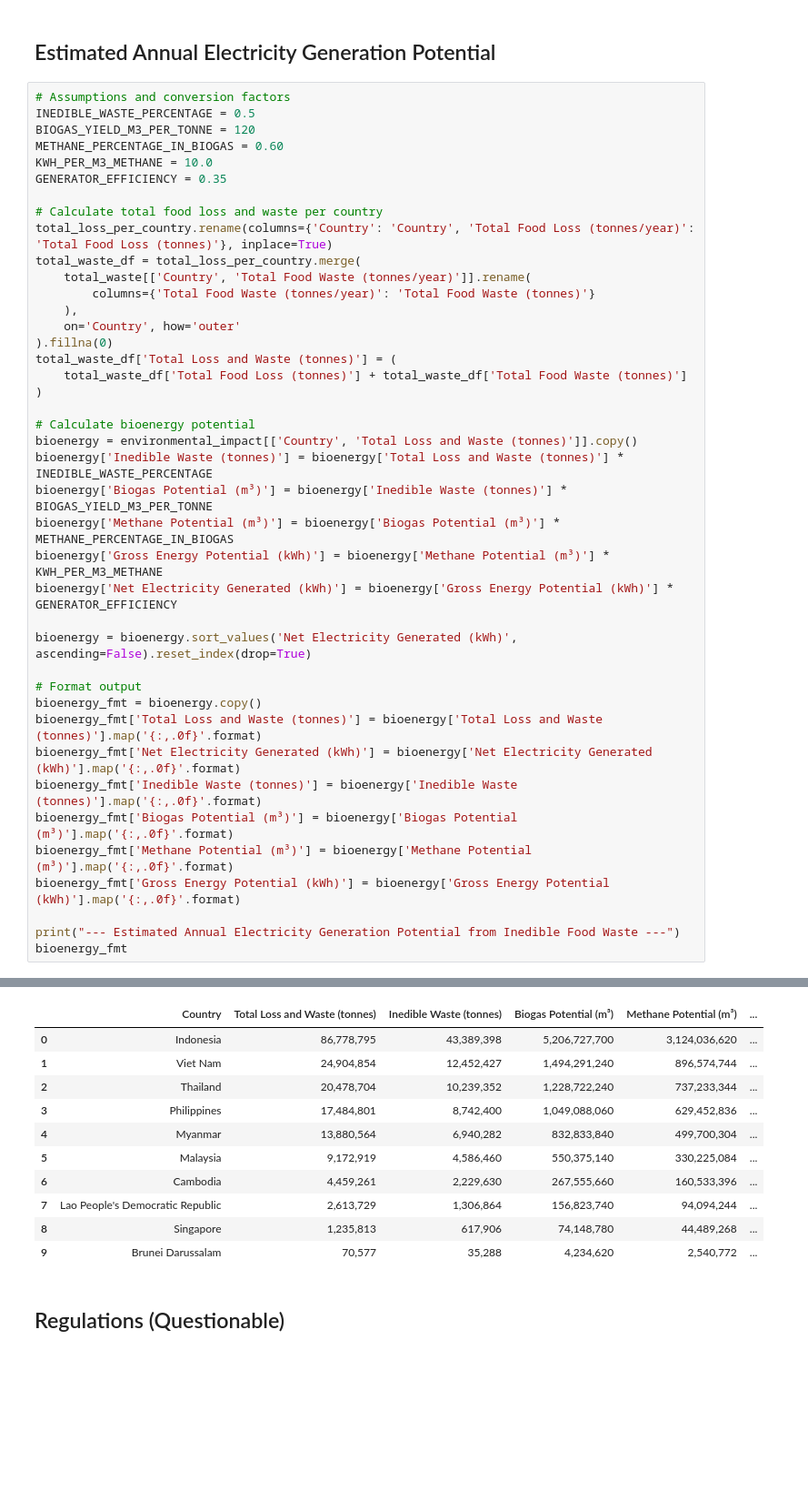
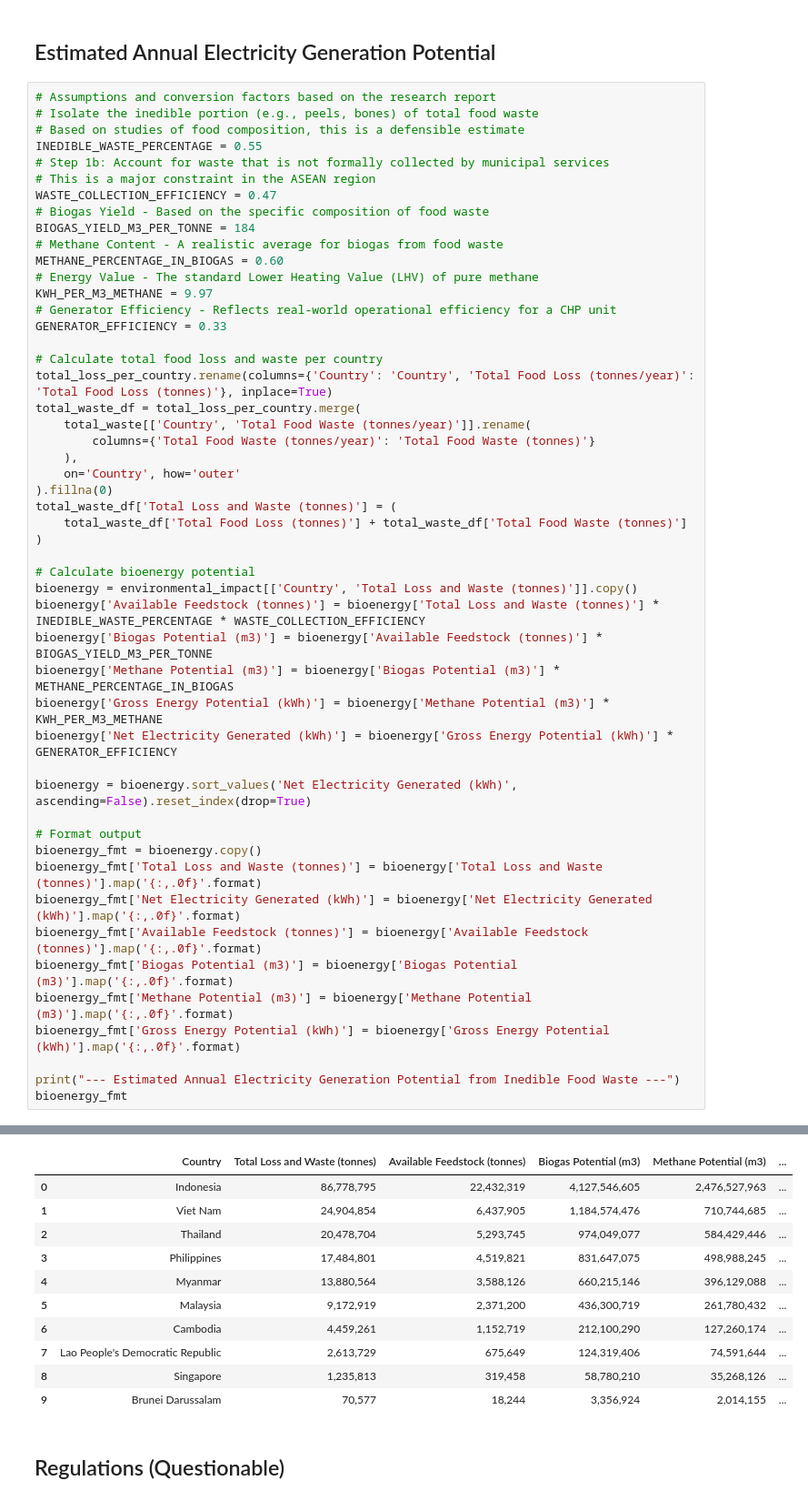
Before and after one commit to Azvier/asean-food-waste-sustainability, a Jupyter notebook: notebooks/data_analysis.ipynb, the cells around one changed output, grey strips where cells are left out. Shown: that part at 91% size. Cells and saved outputs as stored; diff of their text form; blank space fills up the shorter version.

```diff
--- a/notebooks/data_analysis.ipynb
+++ b/notebooks/data_analysis.ipynb
@@ -860,59 +860,68 @@ agrifood_system_ghg_fmt
 # %% [markdown]
 ## Estimated Annual Electricity Generation Potential
 # %%
-# Assumptions and conversion factors
-INEDIBLE_WASTE_PERCENTAGE = 0.5
-BIOGAS_YIELD_M3_PER_TONNE = 120
+# Assumptions and conversion factors based on the research report
+# Isolate the inedible portion (e.g., peels, bones) of total food waste
+# Based on studies of food composition, this is a defensible estimate
+INEDIBLE_WASTE_PERCENTAGE = 0.55
+# Step 1b: Account for waste that is not formally collected by municipal services
+# This is a major constraint in the ASEAN region
+WASTE_COLLECTION_EFFICIENCY = 0.47
+# Biogas Yield - Based on the specific composition of food waste
+BIOGAS_YIELD_M3_PER_TONNE = 184
+# Methane Content - A realistic average for biogas from food waste
 METHANE_PERCENTAGE_IN_BIOGAS = 0.60
-KWH_PER_M3_METHANE = 10.0
-GENERATOR_EFFICIENCY = 0.35
+# Energy Value - The standard Lower Heating Value (LHV) of pure methane
+KWH_PER_M3_METHANE = 9.97
+# Generator Efficiency - Reflects real-world operational efficiency for a CHP unit
+GENERATOR_EFFICIENCY = 0.33
 
 # Calculate total food loss and waste per country
 total_loss_per_country.rename(columns={'Country': 'Country', 'Total Food Loss (tonnes/year)': 'Total Food Loss (tonnes)'}, inplace=True)
 total_waste_df = total_loss_per_country.merge(
     total_waste[['Country', 'Total Food Waste (tonnes/year)']].rename(
         columns={'Total Food Waste (tonnes/year)': 'Total Food Waste (tonnes)'}
     ),
     on='Country', how='outer'
 ).fillna(0)
 total_waste_df['Total Loss and Waste (tonnes)'] = (
     total_waste_df['Total Food Loss (tonnes)'] + total_waste_df['Total Food Waste (tonnes)']
 )
 
 # Calculate bioenergy potential
 bioenergy = environmental_impact[['Country', 'Total Loss and Waste (tonnes)']].copy()
-bioenergy['Inedible Waste (tonnes)'] = bioenergy['Total Loss and Waste (tonnes)'] * INEDIBLE_WASTE_PERCENTAGE
-bioenergy['Biogas Potential (m³)'] = bioenergy['Inedible Waste (tonnes)'] * BIOGAS_YIELD_M3_PER_TONNE
-bioenergy['Methane Potential (m³)'] = bioenergy['Biogas Potential (m³)'] * METHANE_PERCENTAGE_IN_BIOGAS
-bioenergy['Gross Energy Potential (kWh)'] = bioenergy['Methane Potential (m³)'] * KWH_PER_M3_METHANE
+bioenergy['Available Feedstock (tonnes)'] = bioenergy['Total Loss and Waste (tonnes)'] * INEDIBLE_WASTE_PERCENTAGE * WASTE_COLLECTION_EFFICIENCY
+bioenergy['Biogas Potential (m3)'] = bioenergy['Available Feedstock (tonnes)'] * BIOGAS_YIELD_M3_PER_TONNE
+bioenergy['Methane Potential (m3)'] = bioenergy['Biogas Potential (m3)'] * METHANE_PERCENTAGE_IN_BIOGAS
+bioenergy['Gross Energy Potential (kWh)'] = bioenergy['Methane Potential (m3)'] * KWH_PER_M3_METHANE
 bioenergy['Net Electricity Generated (kWh)'] = bioenergy['Gross Energy Potential (kWh)'] * GENERATOR_EFFICIENCY
 
 bioenergy = bioenergy.sort_values('Net Electricity Generated (kWh)', ascending=False).reset_index(drop=True)
 
 # Format output
 bioenergy_fmt = bioenergy.copy()
 bioenergy_fmt['Total Loss and Waste (tonnes)'] = bioenergy['Total Loss and Waste (tonnes)'].map('{:,.0f}'.format)
 bioenergy_fmt['Net Electricity Generated (kWh)'] = bioenergy['Net Electricity Generated (kWh)'].map('{:,.0f}'.format)
-bioenergy_fmt['Inedible Waste (tonnes)'] = bioenergy['Inedible Waste (tonnes)'].map('{:,.0f}'.format)
-bioenergy_fmt['Biogas Potential (m³)'] = bioenergy['Biogas Potential (m³)'].map('{:,.0f}'.format)
-bioenergy_fmt['Methane Potential (m³)'] = bioenergy['Methane Potential (m³)'].map('{:,.0f}'.format)
+bioenergy_fmt['Available Feedstock (tonnes)'] = bioenergy['Available Feedstock (tonnes)'].map('{:,.0f}'.format)
+bioenergy_fmt['Biogas Potential (m3)'] = bioenergy['Biogas Potential (m3)'].map('{:,.0f}'.format)
+bioenergy_fmt['Methane Potential (m3)'] = bioenergy['Methane Potential (m3)'].map('{:,.0f}'.format)
 bioenergy_fmt['Gross Energy Potential (kWh)'] = bioenergy['Gross Energy Potential (kWh)'].map('{:,.0f}'.format)
 
 print("--- Estimated Annual Electricity Generation Potential from Inedible Food Waste ---")
 bioenergy_fmt
 # %% [output]
 --- Estimated Annual Electricity Generation Potential from Inedible Food Waste ---
-|  | Country | Total Loss and Waste (tonnes) | Inedible Waste (tonnes) | Biogas Potential (m³) | Methane Potential (m³) | ... |
-| 0 | Indonesia | 86,778,795 | 43,389,398 | 5,206,727,700 | 3,124,036,620 | ... |
-| 1 | Viet Nam | 24,904,854 | 12,452,427 | 1,494,291,240 | 896,574,744 | ... |
-| 2 | Thailand | 20,478,704 | 10,239,352 | 1,228,722,240 | 737,233,344 | ... |
-| 3 | Philippines | 17,484,801 | 8,742,400 | 1,049,088,060 | 629,452,836 | ... |
-| 4 | Myanmar | 13,880,564 | 6,940,282 | 832,833,840 | 499,700,304 | ... |
-| 5 | Malaysia | 9,172,919 | 4,586,460 | 550,375,140 | 330,225,084 | ... |
-| 6 | Cambodia | 4,459,261 | 2,229,630 | 267,555,660 | 160,533,396 | ... |
-| 7 | Lao People's Democratic Republic | 2,613,729 | 1,306,864 | 156,823,740 | 94,094,244 | ... |
-| 8 | Singapore | 1,235,813 | 617,906 | 74,148,780 | 44,489,268 | ... |
-| 9 | Brunei Darussalam | 70,577 | 35,288 | 4,234,620 | 2,540,772 | ... |
+|  | Country | Total Loss and Waste (tonnes) | Available Feedstock (tonnes) | Biogas Potential (m3) | Methane Potential (m3) | ... |
+| 0 | Indonesia | 86,778,795 | 22,432,319 | 4,127,546,605 | 2,476,527,963 | ... |
+| 1 | Viet Nam | 24,904,854 | 6,437,905 | 1,184,574,476 | 710,744,685 | ... |
+| 2 | Thailand | 20,478,704 | 5,293,745 | 974,049,077 | 584,429,446 | ... |
+| 3 | Philippines | 17,484,801 | 4,519,821 | 831,647,075 | 498,988,245 | ... |
+| 4 | Myanmar | 13,880,564 | 3,588,126 | 660,215,146 | 396,129,088 | ... |
+| 5 | Malaysia | 9,172,919 | 2,371,200 | 436,300,719 | 261,780,432 | ... |
+| 6 | Cambodia | 4,459,261 | 1,152,719 | 212,100,290 | 127,260,174 | ... |
+| 7 | Lao People's Democratic Republic | 2,613,729 | 675,649 | 124,319,406 | 74,591,644 | ... |
+| 8 | Singapore | 1,235,813 | 319,458 | 58,780,210 | 35,268,126 | ... |
+| 9 | Brunei Darussalam | 70,577 | 18,244 | 3,356,924 | 2,014,155 | ... |
 # %% [markdown]
 ## Regulations (Questionable)
 # %%
```
Also changed, not shown: parts of 3 cells of this notebook.
